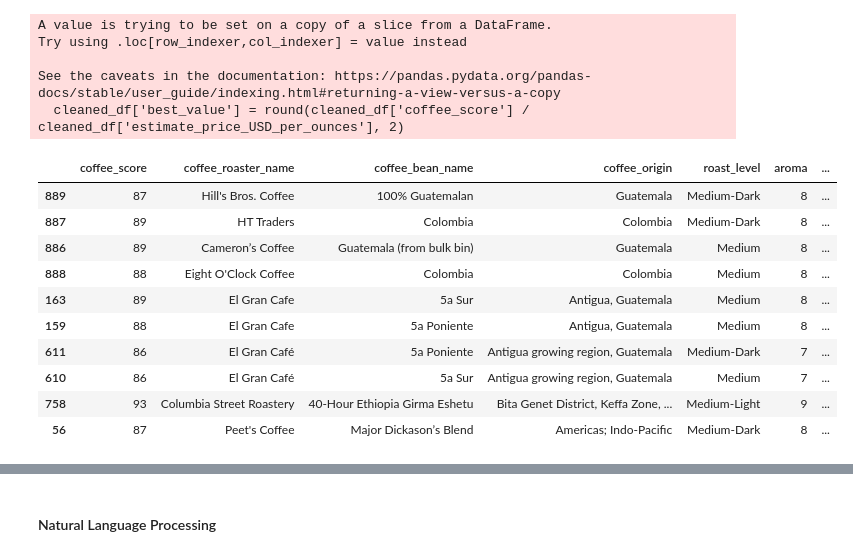
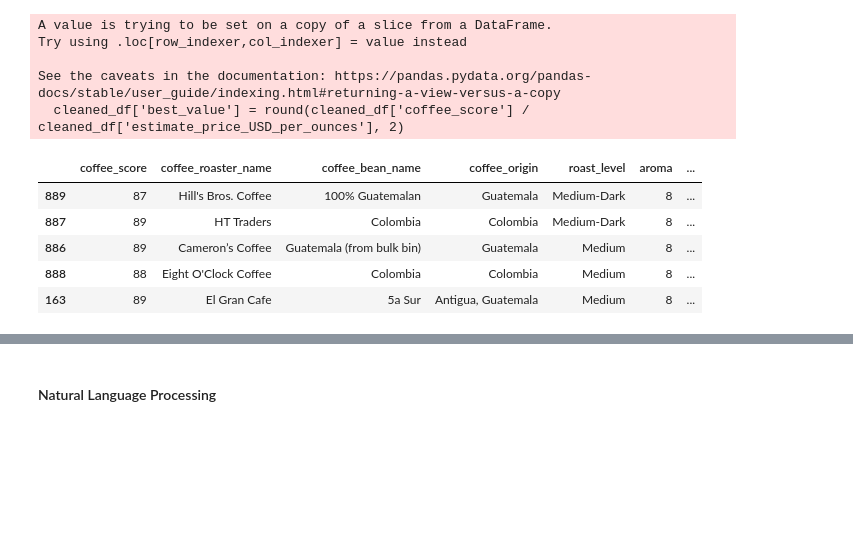
Before and after one commit to nkbuddy/capstone-coffee-recommendation-system, a Jupyter notebook: coffee_recommendation.ipynb, the cells around one changed output, grey strips where cells are left out. Cells and saved outputs as stored; diff of their text form; code cells hidden in the pictures; blank space fills up the shorter version.

```diff
--- a/coffee_recommendation.ipynb
+++ b/coffee_recommendation.ipynb
@@ -223,3 +220,8 @@ A value is trying to be set on a copy of a slice from a DataFrame
 
 See the caveats in the documentation: https://pandas.pydata.org/pandas-docs/stable/user_guide/indexing.html#returning-a-view-versus-a-copy
   return super().drop(
+# %%
+cleaned_df['bean_type'] = "robusta"
+cleaned_df['bean_type'].loc[cleaned_df['notes'].str.contains("arabica")] = "arabica"
+cleaned_df['bean_type'].loc[cleaned_df['notes'].str.contains("Arabica")] = "arabica"
+cleaned_df.loc[:, 'bean_type'] = cleaned_df["bean_type"].astype('string')
@@ -322,11 +350,3 @@ array([12.  , 16.  ,  8.  ,  5.  ,  4.  ,  7.  , 24.  ,  6.  , 10.5 ,
-# %%
-cleaned_df.loc[:, 'estimate_price_ounces'] = cleaned_df["estimate_price_ounces"].str.replace(" ", "")
-cleaned_df.loc[:, 'estimate_price_ounces'] = cleaned_df["estimate_price_ounces"].str.replace("\(", "")
-cleaned_df.loc[:, 'estimate_price_ounces'] = cleaned_df["estimate_price_ounces"].str.replace("\)", "")
-cleaned_df.loc[:, 'estimate_price_ounces'] = cleaned_df["estimate_price_ounces"].str.replace("\"", "")
-cleaned_df.loc[:, 'estimate_price_ounces'] = cleaned_df["estimate_price_ounces"].str.replace("$", "")
-cleaned_df.loc[:, 'estimate_price_ounces'] = cleaned_df["estimate_price_ounces"].str.replace(";", "")
-cleaned_df.loc[:, 'estimate_price_ounces'] = cleaned_df["estimate_price_ounces"].str.replace("ounces", "")
 # %%
 cleaned_df.loc[:, 'estimate_price_ounces'] = cleaned_df["estimate_price_ounces"].str.replace(" ", "")
 cleaned_df.loc[:, 'estimate_price_ounces'] = cleaned_df["estimate_price_ounces"].str.replace("\(", "")
@@ -411,16 +426,11 @@ Try using .loc[row_indexer,col_indexer] = value instead
 See the caveats in the documentation: https://pandas.pydata.org/pandas-docs/stable/user_guide/indexing.html#returning-a-view-versus-a-copy
   cleaned_df['best_value'] = round(cleaned_df['coffee_score'] / cleaned_df['estimate_price_USD_per_ounces'], 2)
 # %%
-cleaned_df.sort_values(by='best_value',ascending=False).head(10)
+cleaned_df.sort_values(by='best_value',ascending=False).head()
 # %% [output]
 |  | coffee_score | coffee_roaster_name | coffee_bean_name | coffee_origin | roast_level | aroma | ... |
 | 889 | 87 | Hill's Bros. Coffee | 100% Guatemalan | Guatemala | Medium-Dark | 8 | ... |
 | 887 | 89 | HT Traders | Colombia | Colombia | Medium-Dark | 8 | ... |
 | 886 | 89 | Cameron’s Coffee | Guatemala (from bulk bin) | Guatemala | Medium | 8 | ... |
 | 888 | 88 | Eight O'Clock Coffee | Colombia | Colombia | Medium | 8 | ... |
 | 163 | 89 | El Gran Cafe | 5a Sur | Antigua, Guatemala | Medium | 8 | ... |
-| 159 | 88 | El Gran Cafe | 5a Poniente | Antigua, Guatemala | Medium | 8 | ... |
-| 611 | 86 | El Gran Café | 5a Poniente | Antigua growing region, Guatemala | Medium-Dark | 7 | ... |
-| 610 | 86 | El Gran Café | 5a Sur | Antigua growing region, Guatemala | Medium | 7 | ... |
-| 758 | 93 | Columbia Street Roastery | 40-Hour Ethiopia Girma Eshetu | Bita Genet District, Keffa Zone, ... | Medium-Light | 9 | ... |
-| 56 | 87 | Peet's Coffee | Major Dickason’s Blend | Americas; Indo-Pacific | Medium-Dark | 8 | ... |
```
Also changed, not shown: parts of 30 cells of this notebook.
